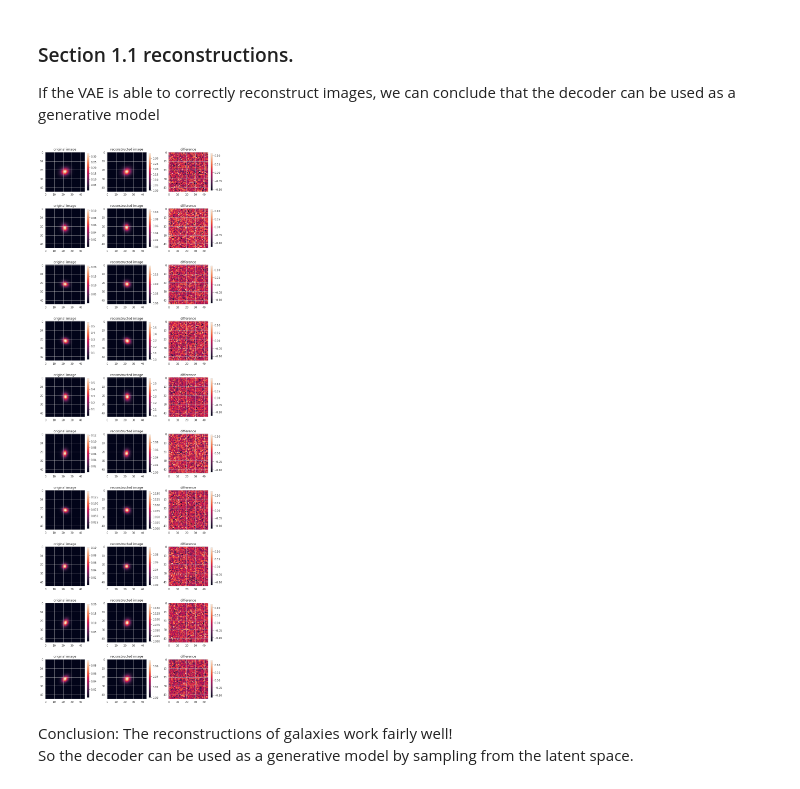
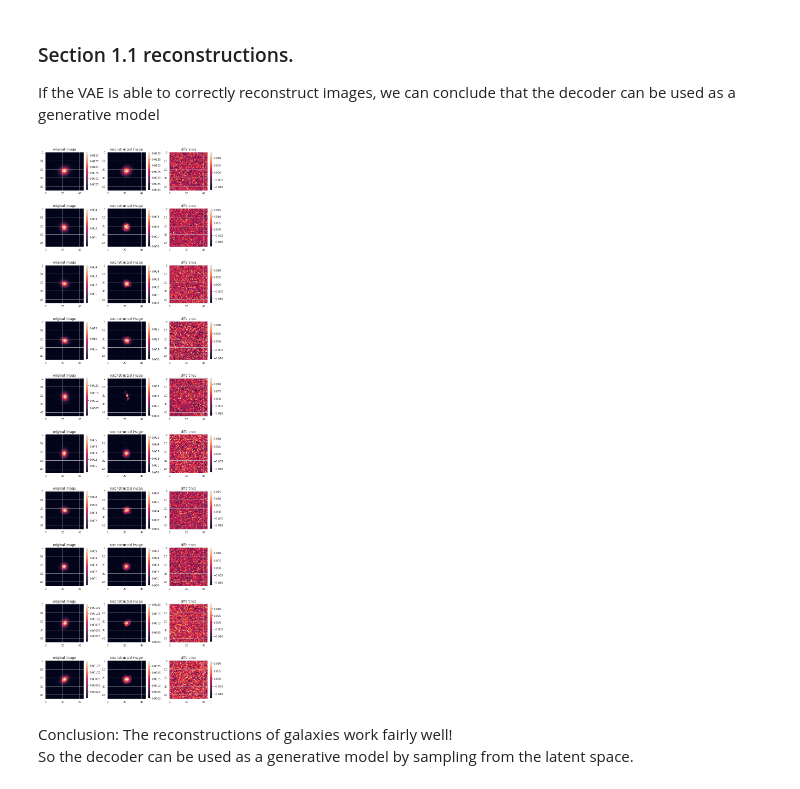
Before and after one commit to b-biswas/MADNESS-legacy, a Jupyter notebook: notebooks/basic_tests.ipynb, the cells around one changed output. Saved outputs shown, nothing was run; the diff lists cells and outputs as text; code cells hidden in the pictures.

Commit message:
update linear norm

```diff
--- a/notebooks/basic_tests.ipynb
+++ b/notebooks/basic_tests.ipynb
@@ -15,7 +15,7 @@ from maddeb.FlowVAEnet import FlowVAEnet
 from maddeb.utils import listdir_fullpath
 import seaborn as sns
 # %%
-linear_norm_coeff = [1000, 5000, 10000, 10000, 10000, 10000]
+linear_norm_coeff = 10000
 # %% [markdown]
 ## Load images
 # %%
@@ -75,8 +75,8 @@ tf.get_logger().setLevel('ERROR')
 latent_dim = 16
 num_nf_layers = 8
 flow_net = FlowVAEnet(latent_dim=latent_dim, num_nf_layers=num_nf_layers)
-flow_net.load_flow_weights(weights_path=os.path.join(data_dir, f"catsim_kl01{latent_dim}d/flow{num_nf_layers}_tanh/val_loss"))
-flow_net.load_vae_weights(weights_path=os.path.join(data_dir, f"catsim_kl01{latent_dim}d/vae/val_loss"))
+flow_net.load_flow_weights(weights_path=os.path.join(data_dir, f"catsim_kl001{latent_dim}d/flow{num_nf_layers}_tanh/val_loss"))
+flow_net.load_vae_weights(weights_path=os.path.join(data_dir, f"catsim_kl001{latent_dim}d/deblender/val_loss"))
 flow_net.vae_model.trainable=False
 print(flow_net.vae_model.summary())
 print(flow_net.flow_model.summary())
@@ -121,35 +112,35 @@ model_vae_output_isolated = model_vae_output_isolated
 #                      'axes.labelcolor': 'white',
 #                      'figure.facecolor': '.15',
 #                      'xtick.color': 'white',
 #                      'ytick.color': 'white',
 #                      'text.color': 'white',
 #                      'image.cmap': 'viridis',})
 
 sns.set_style("whitegrid")
 
 fig, axs = plt.subplots(10, 3, figsize=(10,30))
 
 for i in range(10):
 
     image_num = i+40
-    band_num = 2
+    band_num = 0
     im = axs[i, 0].imshow(images_isolated_normed[image_num][:, :, band_num])
     fig.colorbar(im, ax=axs[i, 0], shrink=0.8)
     axs[i, 0].set_title("original image")
 
     im = axs[i, 1].imshow(model_vae_output_isolated.numpy()[image_num][ :, :, band_num])
     fig.colorbar(im, ax=axs[i, 1], shrink=0.8)
     axs[i, 1].set_title("reconstructed image")
 
 
     difference = images_blended_normed[image_num][:, :, band_num] - model_vae_output_isolated.numpy()[image_num][ :, :, band_num]
     im = axs[i, 2].imshow(difference)
     fig.colorbar(im, ax=axs[i, 2],shrink=0.8)
     axs[i, 2].set_title("difference")
 
 plt.tight_layout()
 # %% [output]
-[figure, old version]
+[figure, new version]
 # %%
 import tensorflow_probability as tfp
 z = tfp.layers.MultivariateNormalTriL(event_size=latent_dim)(flow_net.encoder(images_isolated_normed))
```
Also changed, not shown: parts of 10 cells of this notebook.
